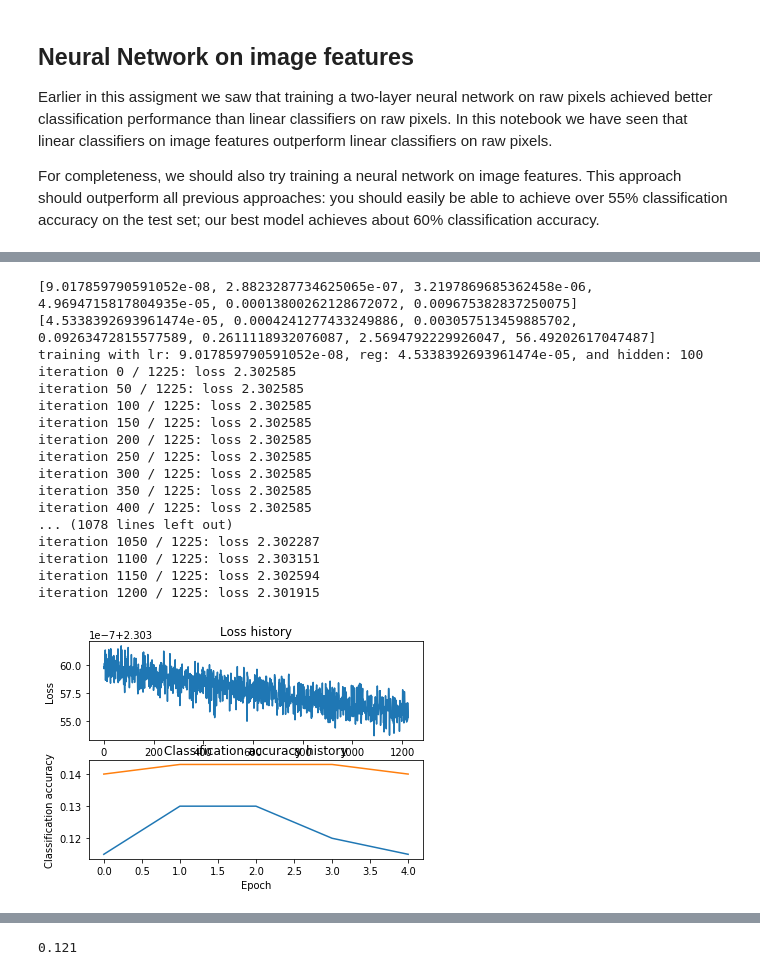
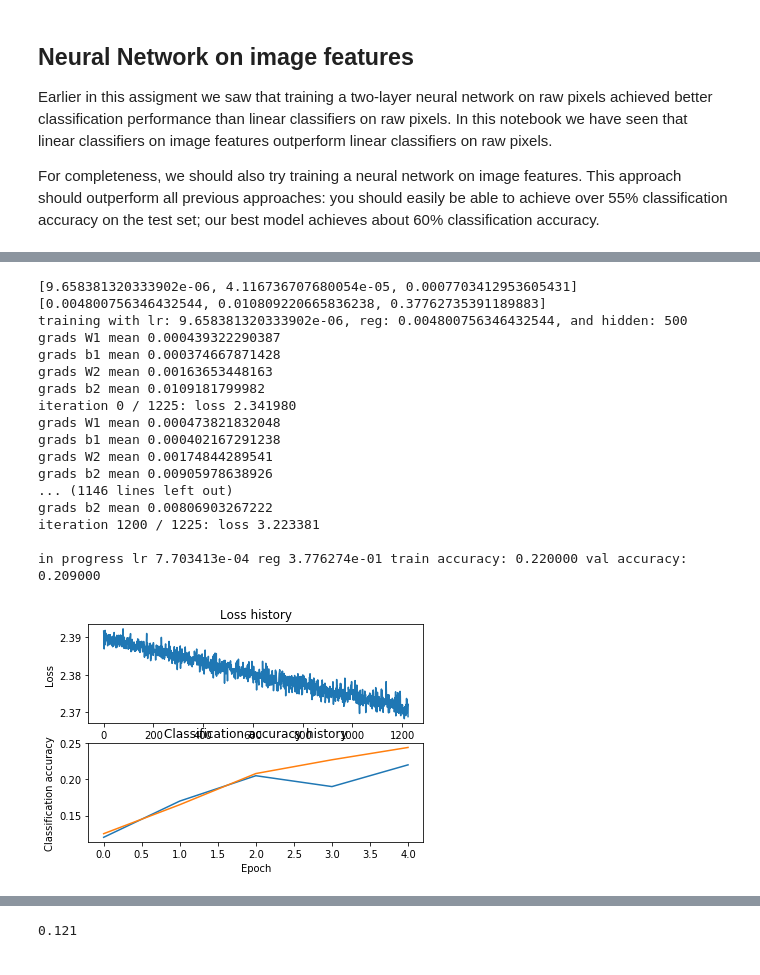
Before and after one commit to baek-jinoo/cs231n_assignments, a Jupyter notebook: assignment1/features.ipynb, the cells around one changed output, grey strips where cells are left out. Cells and saved outputs as stored; diff of their text form; code cells hidden in the pictures.

Commit message:
Got the features neural network to train!!

```diff
--- a/assignment1/features.ipynb
+++ b/assignment1/features.ipynb
@@ -275,11 +295,12 @@ def train(hidden_layer_unit_count,
           num_iters,
           learning_rate,
           regularization_strength,
-          dropout=None,
           input_X_train,
           input_y_train,
           input_X_val,
-          input_y_val):
+          input_y_val,
+          init_std,
+          dropout=None):
 
     input_size = input_X_train.shape[1]
     num_classes = 10
@@ -287,7 +308,8 @@ def train(hidden_layer_unit_count,
     print(f'training with lr: {learning_rate}, reg: {regularization_strength}, and hidden: {hidden_layer_unit_count}')
     net = TwoLayerNet(input_size,
                       hidden_layer_unit_count,
-                      num_classes)
+                      num_classes,
+                      std=init_std)
     # Train the network
     stats = net.train(input_X_train, input_y_train, input_X_val, input_y_val,
                       num_iters=num_iters,
@@ -307,7 +329,8 @@ def run_training_nn(hidden_layer_unit_counts,
                  input_X_train,
                  input_y_train,
                  input_X_val,
-                 input_y_val):
+                 input_y_val,
+                 init_std=1e-4):
     best_net = None # store the best model into this
     best_stats = None
     best_val_acc = -1
@@ -324,11 +347,12 @@ def run_training_nn(hidden_layer_unit_counts,
                                    num_iters,
                                    learning_rate,
                                    regularization_strength,
-                                   dropout=dropout,
                                    input_X_train=input_X_train,
                                    input_y_train=input_y_train,
                                    input_X_val=input_X_val,
-                                   input_y_val=input_y_val)
+                                   input_y_val=input_y_val,
+                                   init_std=init_std,
+                                   dropout=dropout)
                 val_acc = stats['val_acc_history'][-1]
                 if best_val_acc < val_acc:
                     best_val_acc = val_acc
@@ -337,6 +361,10 @@ def run_training_nn(hidden_layer_unit_counts,
 
                 train_acc = stats['train_acc_history'][-1]
 
+                print()
+                print('in progress lr %e reg %e train accuracy: %f val accuracy: %f' % (
+                    learning_rate, regularization_strength, train_acc, val_acc))
+                print()
                 results[(learning_rate, regularization_strength)] = (train_acc, val_acc)
 
     plt.subplot(2, 1, 1)
@@ -365,45 +393,50 @@ def run_training_nn(hidden_layer_unit_counts,
 # %%
 # Trial 1
 
 learning_rates = []
-for exponent in range(-8, -2):
+for exponent in range(-6, -3):
     for _ in range(1):
         learning_rates.append(np.random.uniform(10**(exponent), 10**(exponent+1)))
 
 regularization_strengths = []
-for exponent in range(-5, 2):
+for exponent in range(-3, 0):
     for _ in range(1):
         regularization_strengths.append(np.random.uniform(10**(exponent), 10**(exponent+1)))
 
-hidden_layer_unit_counts = [100]
+hidden_layer_unit_counts = [500]
 print(learning_rates)
 print(regularization_strengths)
 epochs = 5
-dropout = 0.5
+dropout = None
 
 best_net, best_stats, best_val_acc = run_training_nn(hidden_layer_unit_counts,
-                                                  regularization_strengths,
-                                                  learning_rates,
-                                                  epochs,
-                                                  dropout)
+                                                     regularization_strengths,
+                                                     learning_rates,
+                                                     epochs,
+                                                     dropout,
+                                                     X_train_feats_ns,
+                                                     y_train,
+                                                     X_val_feats_ns,
+                                                     y_val,
+                                                     init_std=1e-2)
 # End
 %notify
 # %% [output]
-[9.017859790591052e-08, 2.8823287734625065e-07, 3.2197869685362458e-06, 4.9694715817804935e-05, 0.00013800262128672072, 0.009675382837250075]
-[4.5338392693961474e-05, 0.0004241277433249886, 0.003057513459885702, 0.09263472815577589, 0.2611118932076087, 2.5694792229926047, 56.49202617047487]
-training with lr: 9.017859790591052e-08, reg: 4.5338392693961474e-05, and hidden: 100
-iteration 0 / 1225: loss 2.302585
-iteration 50 / 1225: loss 2.302585
-iteration 100 / 1225: loss 2.302585
-iteration 150 / 1225: loss 2.302585
-iteration 200 / 1225: loss 2.302585
-iteration 250 / 1225: loss 2.302585
-iteration 300 / 1225: loss 2.302585
-iteration 350 / 1225: loss 2.302585
-iteration 400 / 1225: loss 2.302585
-... (1078 lines left out)
-iteration 1050 / 1225: loss 2.302287
-iteration 1100 / 1225: loss 2.303151
-iteration 1150 / 1225: loss 2.302594
-iteration 1200 / 1225: loss 2.301915
+[9.658381320333902e-06, 4.116736707680054e-05, 0.0007703412953605431]
+[0.004800756346432544, 0.010809220665836238, 0.37762735391189883]
+training with lr: 9.658381320333902e-06, reg: 0.004800756346432544, and hidden: 500
+grads W1 mean 0.000439322290387
+grads b1 mean 0.000374667871428
+grads W2 mean 0.00163653448163
+grads b2 mean 0.0109181799982
+iteration 0 / 1225: loss 2.341980
+grads W1 mean 0.000473821832048
+grads b1 mean 0.000402167291238
+grads W2 mean 0.00174844289541
+grads b2 mean 0.00905978638926
+... (1146 lines left out)
+grads b2 mean 0.00806903267222
+iteration 1200 / 1225: loss 3.223381
+
+in progress lr 7.703413e-04 reg 3.776274e-01 train accuracy: 0.220000 val accuracy: 0.209000
-[figure, old version]
+[figure, new version]
```
Also changed, not shown: parts of 9 cells of this notebook, 1 other file.
